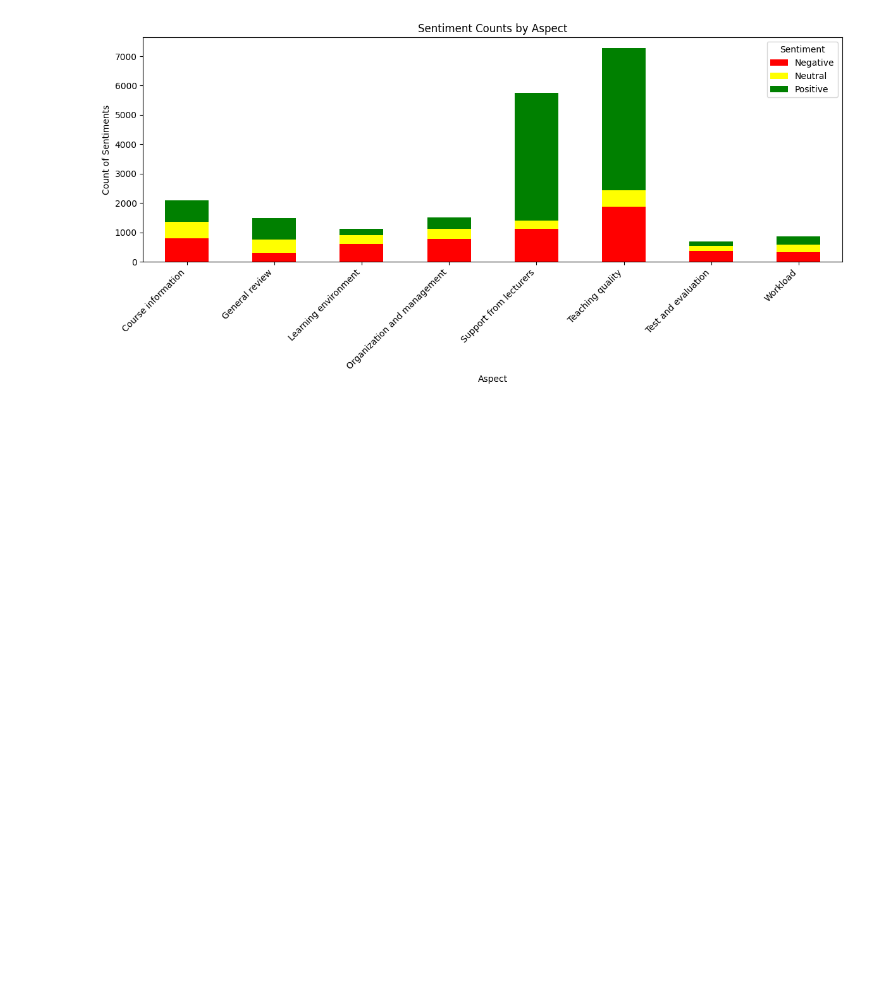
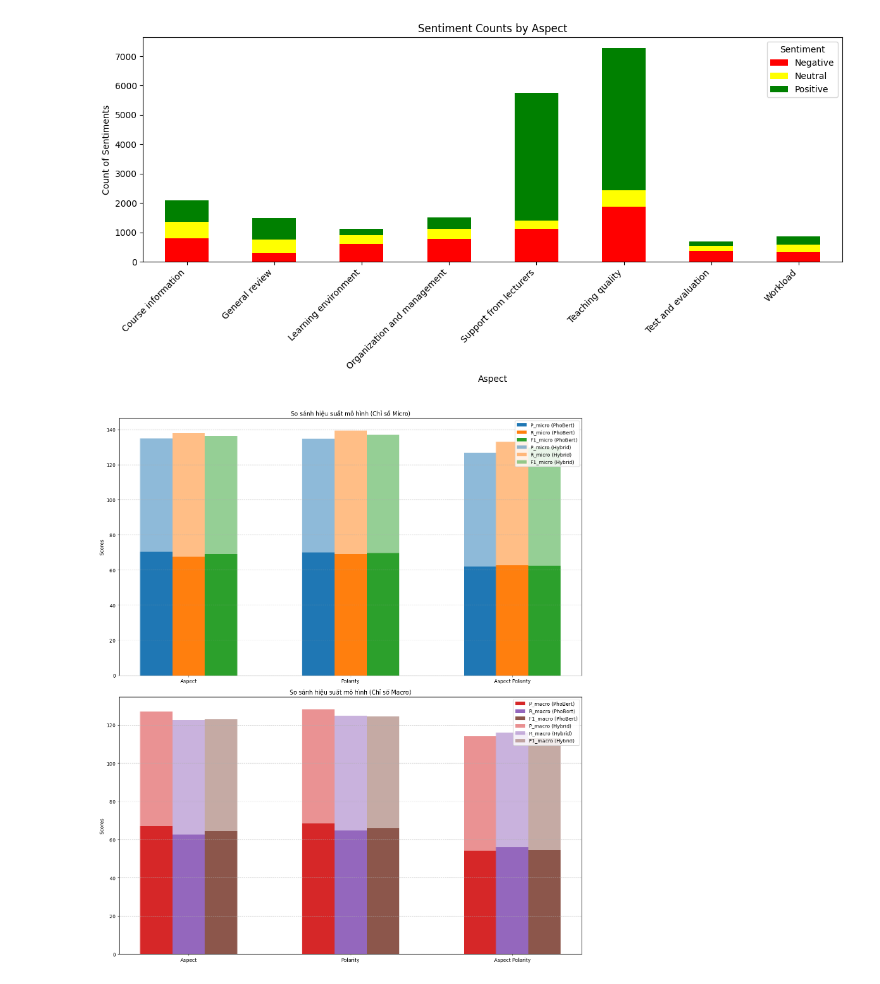
Before and after one commit to thavananh/pytorch_coban, a Jupyter notebook: project_ca_nhan/pytorch_uit_vsfc_absa/Plot_DatasetLabel_UIT.ipynb, the cells around one changed output. Saved outputs shown, nothing was run; the diff lists cells and outputs as text; code cells hidden in the pictures; blank space fills up the shorter version.

```diff
--- a/project_ca_nhan/pytorch_uit_vsfc_absa/Plot_DatasetLabel_UIT.ipynb
+++ b/project_ca_nhan/pytorch_uit_vsfc_absa/Plot_DatasetLabel_UIT.ipynb
@@ -398,0 +308,90 @@ if __name__ == "__main__":
+# %%
+import pandas as pd
+import matplotlib.pyplot as plt
+import numpy as np
+
+# Tạo một DataFrame từ dữ liệu trong bảng
+data = {
+    'Model': [
+        'Aspect (PhoBert)', 'Aspect (Hybrid Multi Task)',
+        'Polarity (PhoBert)', 'Polarity (Hybrid Multi Task)',
+        'Aspect Polarity (PhoBert)', 'Aspect Polarity (Hybrid Multi task)'
+    ],
+    'P_micro': [70.37, 72.06, 70.14, 88.93, 62.12, 64.56],
+    'R_micro': [67.60, 75.14, 69.13, 70.26, 62.65, 70.26],
+    'F1_micro': [68.96, 73.57, 69.63, 78.50, 62.38, 67.29],
+    'P_macro': [67.07, 71.59, 68.40, 84.39, 54.29, 59.83],
+    'R_macro': [62.74, 70.91, 64.70, 66.65, 56.13, 60.04],
+    'F1_macro': [64.44, 70.91, 66.02, 74.42, 54.50, 58.58]
+}
+df = pd.DataFrame(data)
+
+# Tách dữ liệu thành các nhóm để dễ dàng vẽ biểu đồ
+df_pho_bert = df[df['Model'].str.contains('PhoBert')]
+df_hybrid = df[df['Model'].str.contains('Hybrid Multi task')]
+
+# Lấy nhãn cho các nhóm mô hình
+labels = [
+    'Aspect', 'Polarity', 'Aspect Polarity'
+]
+
+# Dữ liệu cho các chỉ số micro
+p_micro_pho_bert = df_pho_bert['P_micro']
+r_micro_pho_bert = df_pho_bert['R_micro']
+f1_micro_pho_bert = df_pho_bert['F1_micro']
+
+p_micro_hybrid = df_hybrid['P_micro']
+r_micro_hybrid = df_hybrid['R_micro']
+f1_micro_hybrid = df_hybrid['F1_micro']
+
+# Dữ liệu cho các chỉ số macro
+p_macro_pho_bert = df_pho_bert['P_macro']
+r_macro_pho_bert = df_pho_bert['R_macro']
+f1_macro_pho_bert = df_pho_bert['F1_macro']
+
+p_macro_hybrid = df_hybrid['P_macro']
+r_macro_hybrid = df_hybrid['R_macro']
+f1_macro_hybrid = df_hybrid['F1_macro']
+
+x = np.arange(len(labels))  # Vị trí của các nhãn
+width = 0.2  # Chiều rộng của các thanh
+
+# Tạo hai biểu đồ con
+fig, (ax1, ax2) = plt.subplots(2, 1, figsize=(14, 16))
+
+# Biểu đồ cho các chỉ số Micro
+ax1.bar(x - width, p_micro_pho_bert, width, label='P_micro (PhoBert)', color='C0')
+ax1.bar(x, r_micro_pho_bert, width, label='R_micro (PhoBert)', color='C1')
+ax1.bar(x + width, f1_micro_pho_bert, width, label='F1_micro (PhoBert)', color='C2')
+
+ax1.bar(x - width, p_micro_hybrid, width, bottom=p_micro_pho_bert, label='P_micro (Hybrid)', color='C0', alpha=0.5)
+ax1.bar(x, r_micro_hybrid, width, bottom=r_micro_pho_bert, label='R_micro (Hybrid)', color='C1', alpha=0.5)
+ax1.bar(x + width, f1_micro_hybrid, width, bottom=f1_micro_pho_bert, label='F1_micro (Hybrid)', color='C2', alpha=0.5)
+
+ax1.set_ylabel('Scores')
+ax1.set_title('So sánh hiệu suất mô hình (Chỉ số Micro)')
+ax1.set_xticks(x)
+ax1.set_xticklabels(labels)
+ax1.legend()
+ax1.grid(axis='y', linestyle='--', alpha=0.7)
+
+# Biểu đồ cho các chỉ số Macro
+ax2.bar(x - width, p_macro_pho_bert, width, label='P_macro (PhoBert)', color='C3')
+ax2.bar(x, r_macro_pho_bert, width, label='R_macro (PhoBert)', color='C4')
+ax2.bar(x + width, f1_macro_pho_bert, width, label='F1_macro (PhoBert)', color='C5')
+
+ax2.bar(x - width, p_macro_hybrid, width, bottom=p_macro_pho_bert, label='P_macro (Hybrid)', color='C3', alpha=0.5)
+ax2.bar(x, r_macro_hybrid, width, bottom=r_macro_pho_bert, label='R_macro (Hybrid)', color='C4', alpha=0.5)
+ax2.bar(x + width, f1_macro_hybrid, width, bottom=f1_macro_pho_bert, label='F1_macro (Hybrid)', color='C5', alpha=0.5)
+
+ax2.set_ylabel('Scores')
+ax2.set_title('So sánh hiệu suất mô hình (Chỉ số Macro)')
+ax2.set_xticks(x)
+ax2.set_xticklabels(labels)
+ax2.legend()
+ax2.grid(axis='y', linestyle='--', alpha=0.7)
+
+fig.tight_layout()
+plt.show()
+# %% [output]
+[figure, added]
```
Also changed, not shown: parts of 2 cells of this notebook, 24 other files.
